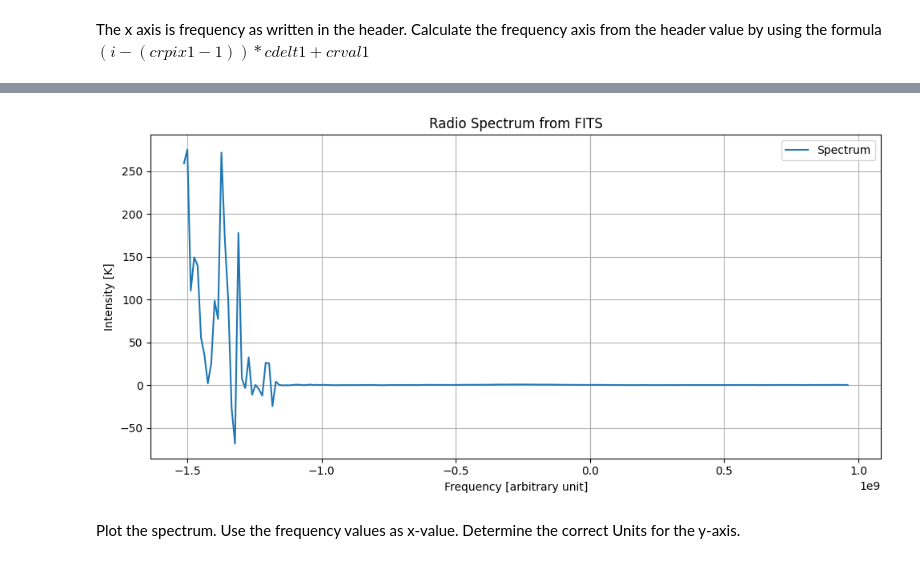
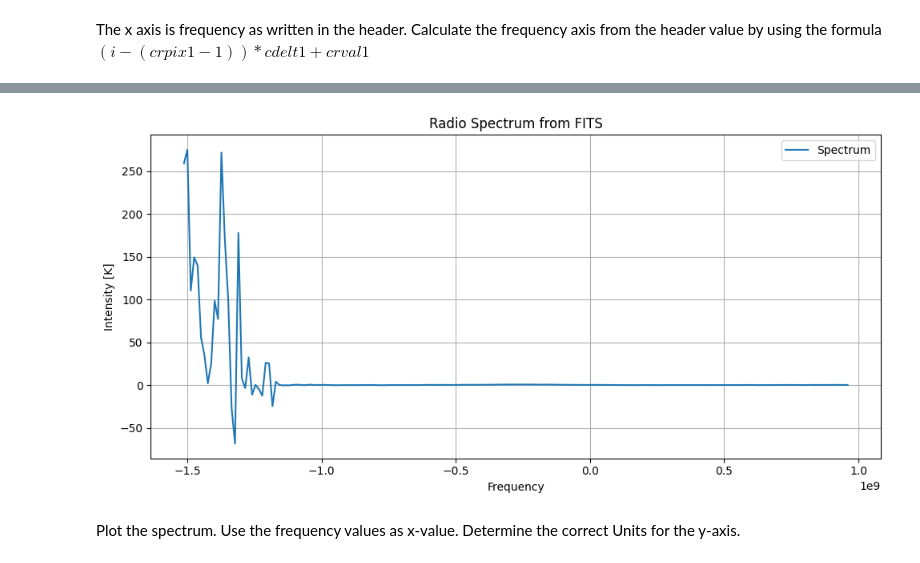
Before and after one commit to DAAP-Summer-2024/astronomical-data-analysis-nilejara, a Jupyter notebook: assignment_2.ipynb, the cells around one changed output, grey strips where cells are left out. Cells and saved outputs as stored; diff of their text form; code cells hidden in the pictures.

```diff
--- a/assignment_2.ipynb
+++ b/assignment_2.ipynb
@@ -88,8 +87,8 @@ with fits.open(filename) as hdul:
 
     plt.figure(figsize=(10, 5))
     plt.plot(frequency, intensity, label="Spectrum")
-    plt.xlabel(f"Frequency [{header.get('CUNIT1', 'arbitrary unit')}]")
-    plt.ylabel(f"Intensity [{header.get('BUNIT', 'unknown')}]")
+    plt.xlabel(f"Frequency")
+    plt.ylabel(f"Intensity [{header.get('BUNIT', '')}]")
     plt.title("Radio Spectrum from FITS")
     plt.grid(True)
     plt.legend()
@@ -100,3 +98,3 @@ WARNING: Header block contains null bytes instead of spaces for padding, and is
-[figure, old version]
+[figure, new version]
 # %% [markdown]
 Plot the spectrum. Use the frequency values as x-value. Determine the correct Units for the y-axis.
```
Also changed, not shown: parts of 3 cells of this notebook.
